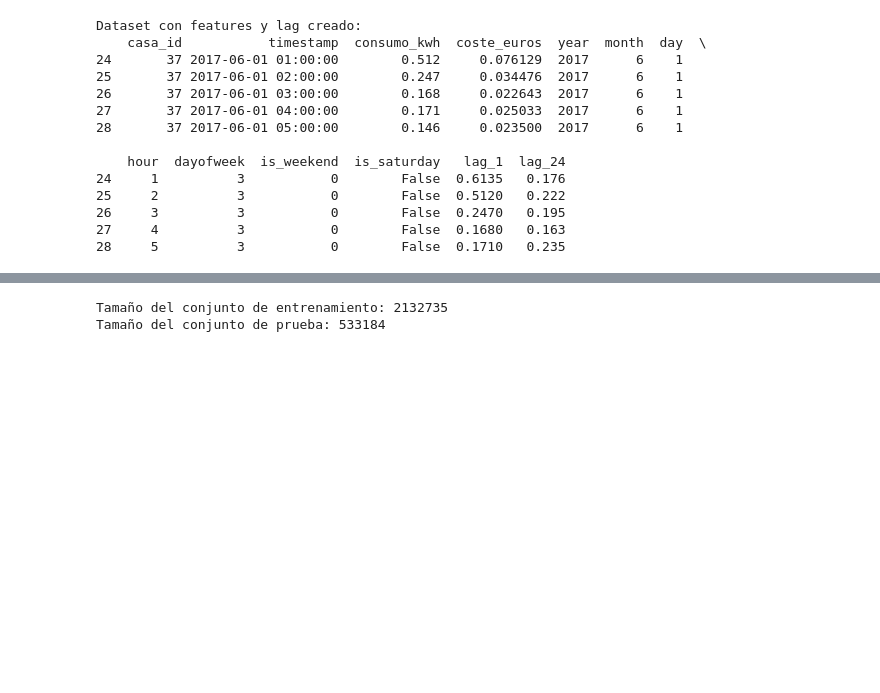
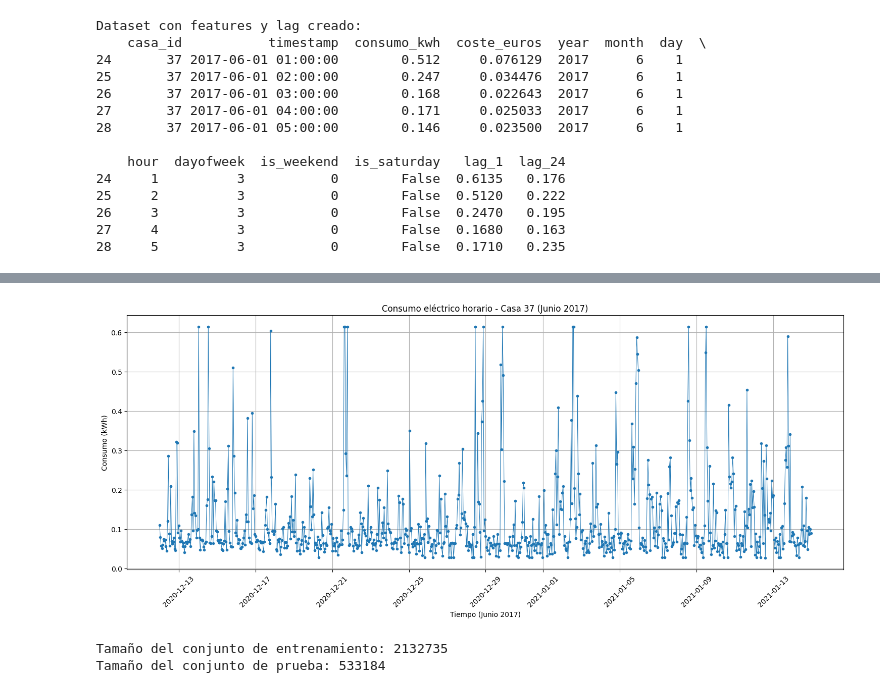
Before and after one commit to hypergalois/SmartGridsAI, a Jupyter notebook: Prediccion/Dataset1/Winsoring/xgboost.ipynb, the cells around one changed output, grey strips where cells are left out. Saved outputs shown, nothing was run; the diff lists cells and outputs as text; code cells hidden in the pictures; blank space fills up the shorter version.

```diff
--- a/Prediccion/Dataset1/Winsoring/xgboost.ipynb
+++ b/Prediccion/Dataset1/Winsoring/xgboost.ipynb
@@ -49,3 +66,19 @@ Dataset con features y lag creado:
+# %%
+# Filtrar solo un mes (por ejemplo junio de 2017)
+casa_37_junio = casa_37[(casa_37['timestamp'] >= '2020-12-12') & (casa_37['timestamp'] < '2021-01-15')]
+
+plt.figure(figsize=(15,6))
+plt.plot(casa_37_junio['timestamp'], casa_37_junio['consumo_kwh'], marker='.', linestyle='-', linewidth=0.7)
+
+plt.title('Consumo eléctrico horario - Casa 37 (Junio 2017)')
+plt.xlabel('Tiempo (Junio 2017)')
+plt.ylabel('Consumo (kWh)')
+plt.grid(True)
+plt.tight_layout()
+plt.xticks(rotation=45)
+plt.show()
+# %% [output]
+[figure, added]
 # %%
 # Ordenamos globalmente por timestamp
 df.sort_values('timestamp', inplace=True)
```
Also changed, not shown: parts of 7 cells of this notebook.
